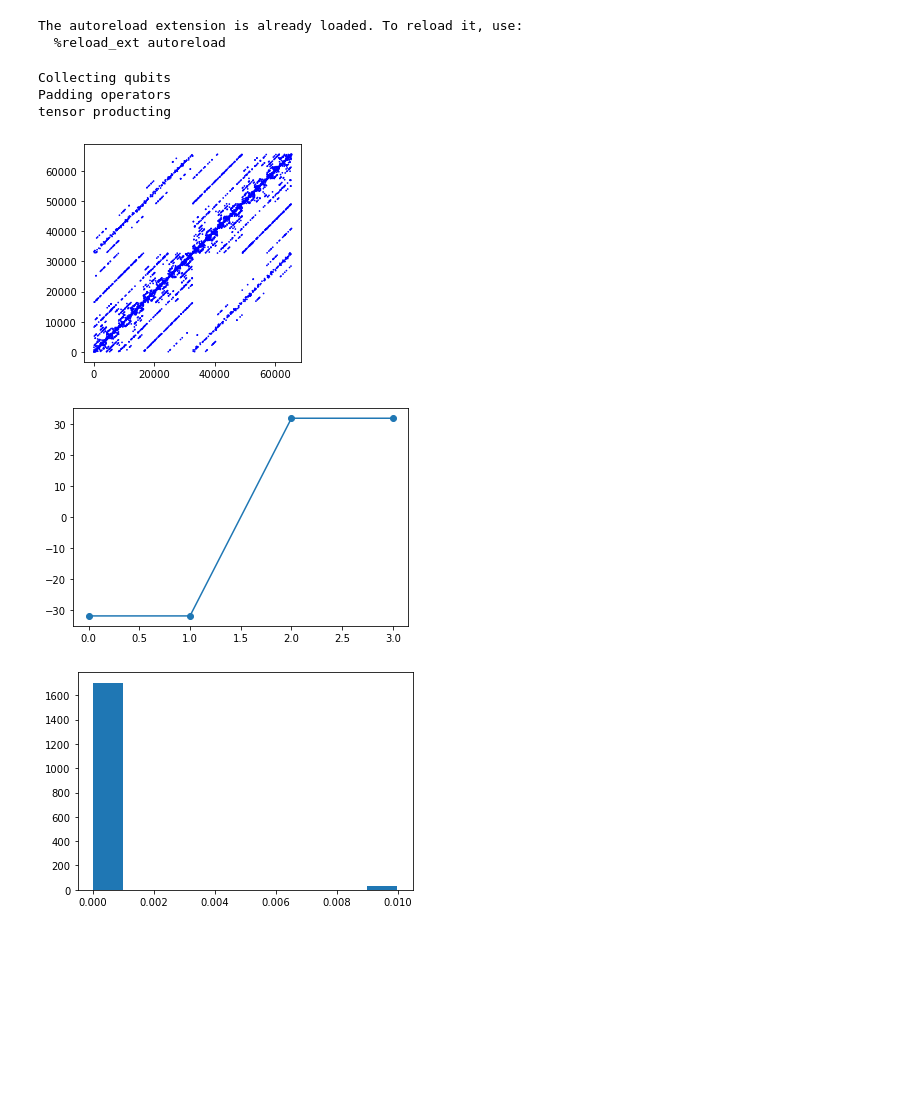
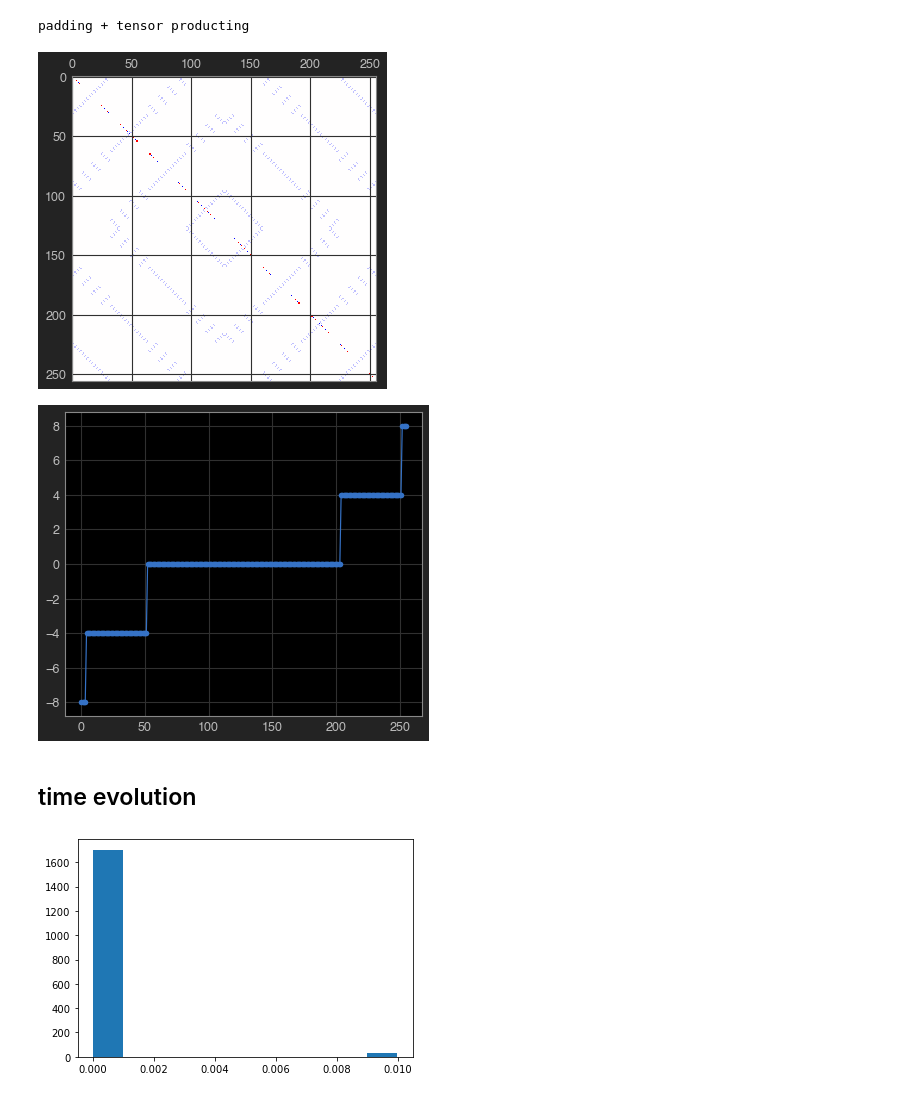
Before and after one commit to akuczala/toric-code, a Jupyter notebook: toric-code-2.ipynb, the cells around one changed output. Saved outputs shown, nothing was run; the diff lists cells and outputs as text; code cells hidden in the pictures; blank space fills up the shorter version.

```diff
--- a/toric-code-2.ipynb
+++ b/toric-code-2.ipynb
@@ -5,23 +5,23 @@ import scratch
 from scratch import *
 from toriccode.plot_utils import *
 from toriccode.utils import *
+from plot_styler import style_plots
+style_plots()
-# %% [output]
-The autoreload extension is already loaded. To reload it, use:
-  %reload_ext autoreload
 # %%
 from toriccode.env import *
-local_terms, coefs = get_ising_terms(4)
-qubits = Term.get_qubits(local_terms)
-h = HamiltonianBuilder(verbose=False).build_matrix(local_terms, coefs)
-eigs, vecs = calc_eigs(h, 4)
+#local_terms, coefs = get_ising_terms(3)
+local_terms = get_toric_terms(2)
+coefs = -np.ones(len(local_terms))
+h = HamiltonianBuilder(verbose=False).build(local_terms, coefs)
+eigs, vecs = h.calc_eigs(20)
 # %% [output]
-Collecting qubits
-Padding operators
-tensor producting
+padding + tensor producting
 # %%
-plot_hamiltonian_matrix(h); plt.show()
+plot_hamiltonian_matrix(h.matrix); plt.show()
 plt.plot(eigs, marker='o'); plt.show()
 # %% [output]
-[figure, old version]
+[figure, new version]
-[figure, old version]
+[figure, new version]
+# %% [markdown]
+## time evolution
 # %%
```
Also changed, not shown: parts of 11 cells of this notebook, 10 other files.
